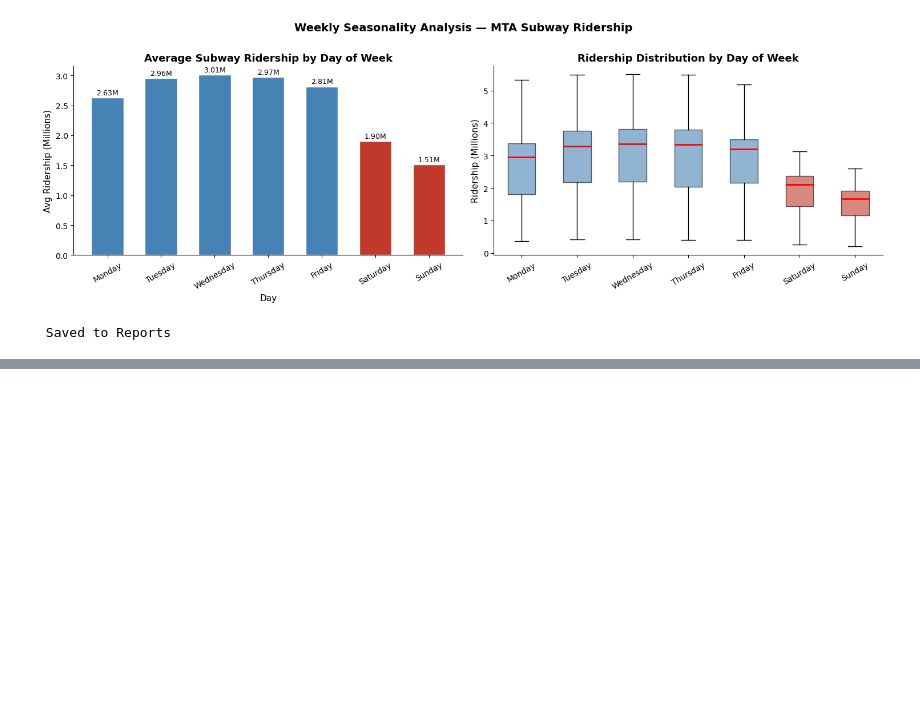
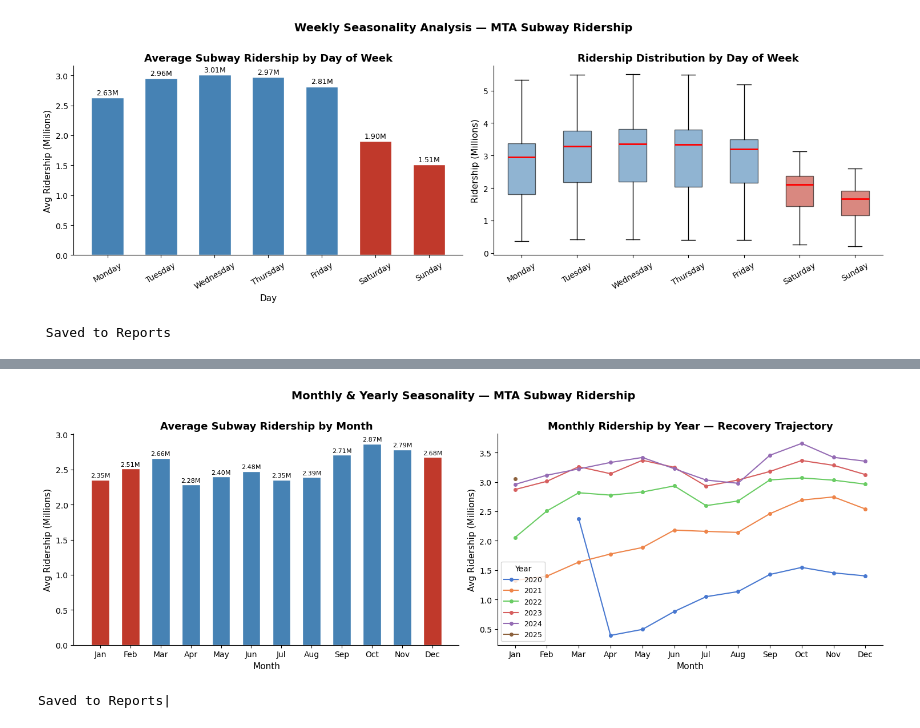
Before and after one commit to parasj17/MumbaiMobilityIQ, a Jupyter notebook: Notebooks/03_eda.ipynb, the cells around one changed output, grey strips where cells are left out. Cells and saved outputs as stored; diff of their text form; code cells hidden in the pictures; blank space fills up the shorter version.

```diff
--- a/Notebooks/03_eda.ipynb
+++ b/Notebooks/03_eda.ipynb
@@ -228,3 +228,17 @@ print(" Saved to Reports")
 # %% [output]
 [figure]
  Saved to Reports
+# %%
+df['month'] = df['date'].dt.month
+df['year']  = df['date'].dt.year
+df['month_name'] = df['date'].dt.strftime('%b')
+
+month_order = ['Jan','Feb','Mar','Apr','May','Jun',
+               'Jul','Aug','Sep','Oct','Nov','Dec']
+
+avg_by_month = df.groupby('month_name')[TARGET].mean().reindex(month_order)
+
+print("AVERAGE RIDERSHIP BY MONTH")
+
+for month, val in avg_by_month.items():
+    print(f"  {month:<5}: {val:>12,.0f}")
@@ -230,0 +259,36 @@ print(" Saved to Reports")
+# %%
+fig, axes = plt.subplots(1, 2, figsize=(15, 5))
+
+#Average ridership by month bar chart
+colors = ['#c0392b' if m in ['Jan','Feb','Dec'] else 'steelblue' for m in month_order]
+bars = axes[0].bar(month_order, avg_by_month/1e6, color=colors, edgecolor='white', width=0.6)
+axes[0].set_title("Average Subway Ridership by Month", fontweight='bold')
+axes[0].set_ylabel("Avg Ridership (Millions)")
+axes[0].set_xlabel("Month")
+for bar, val in zip(bars, avg_by_month/1e6):
+    axes[0].text(bar.get_x() + bar.get_width()/2,
+                 bar.get_height() + 0.02,
+                 f'{val:.2f}M', ha='center', va='bottom', fontsize=8)
+
+#Year over year line chart
+
+for year in sorted(df['year'].unique()):
+    year_data = df[df['year']==year].groupby('month')[TARGET].mean()
+    axes[1].plot(year_data.index, year_data/1e6,
+                 marker='o', markersize=4, linewidth=1.5, label=str(year))
+axes[1].set_title("Monthly Ridership by Year — Recovery Trajectory", fontweight='bold')
+axes[1].set_ylabel("Avg Ridership (Millions)")
+axes[1].set_xlabel("Month")
+axes[1].set_xticks(range(1,13))
+axes[1].set_xticklabels(month_order)
+axes[1].legend(title='Year', fontsize=9)\
+
+plt.suptitle("Monthly & Yearly Seasonality — MTA Subway Ridership",
+             fontsize=14, fontweight='bold', y=1.01)
+plt.tight_layout()
+plt.savefig('../Reports/03_monthly_yearly.png', dpi=150, bbox_inches='tight')
+plt.show()
+print("Saved to Reports|")
+# %% [output]
+[figure, added]
+Saved to Reports|
```
Also changed, not shown: parts of 1 cell of this notebook.
